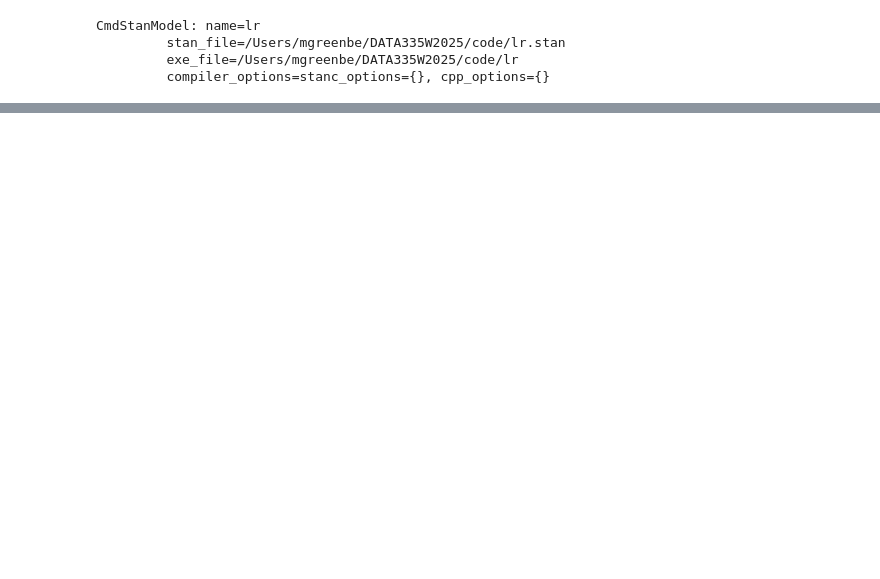
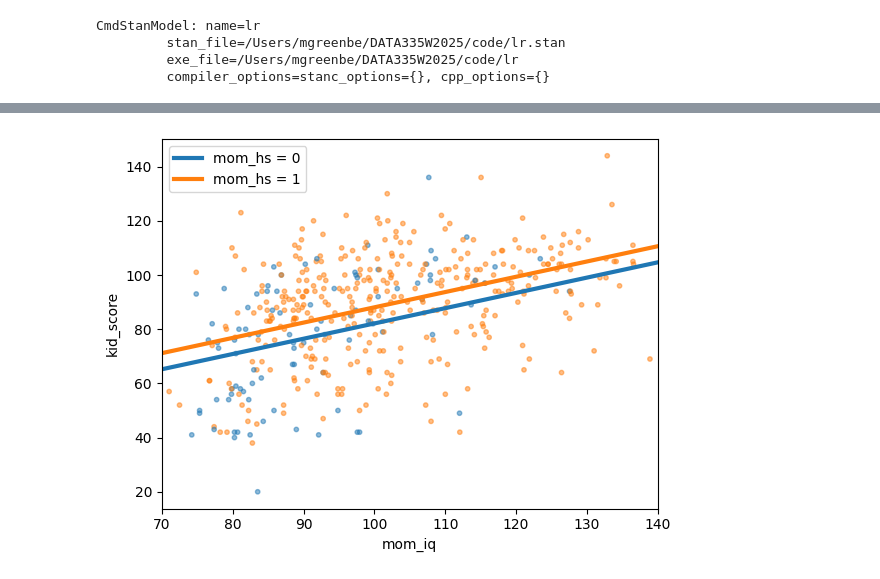
Before and after one commit to mgreenbe/DATA335W2025, a Jupyter notebook: code/scratch.ipynb, the cells around one changed output, grey strips where cells are left out. Drawn from its saved outputs; the diff is of its cells as text; code cells hidden in the pictures; blank space fills up the shorter version.

```diff
--- a/code/scratch.ipynb
+++ b/code/scratch.ipynb
@@ -386,0 +384,13 @@ model
+# %%
+N = 3000
+n1 = 300
+y1 = int(np.round(0.44 * n1))
+n0 = N - n1
+y0 = int(np.round(0.52 * n0))
+
+X = np.concatenate([np.zeros(n0), np.ones(n1)])
+Y0 = np.zeros(n0)
+Y0[:y0] = 1
+Y1 = np.zeros(n1)
+Y1[:y1] = 1
+Y = np.concatenate([Y0, Y1])
@@ -386,0 +513,14 @@ model
+# %%
+kidiq.plot.scatter(
+    "mom_iq",
+    "kid_score",
+    s=10,
+    c=["C0" if x == 0 else "C1" for x in kidiq["mom_hs"]],
+    alpha=0.5,
+)
+plot_regression_line((a, c), lw=3, label="mom_hs = 0", xlim=(70, 140))
+plot_regression_line((a + b, c), lw=3, label="mom_hs = 1", xlim=(70, 140))
+plt.legend()
+plt.show()
+# %% [output]
+[figure, added]
```
Also changed, not shown: parts of 38 cells of this notebook, 6 other files.
